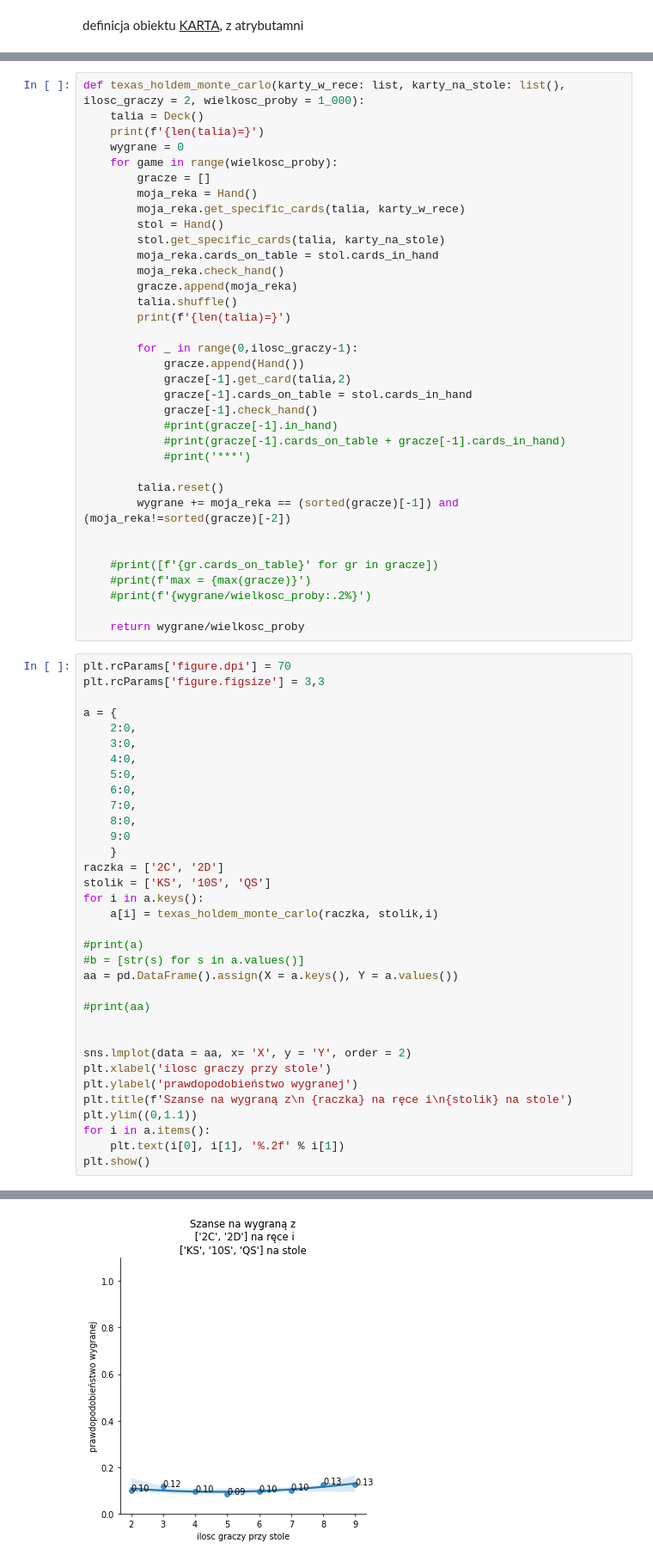
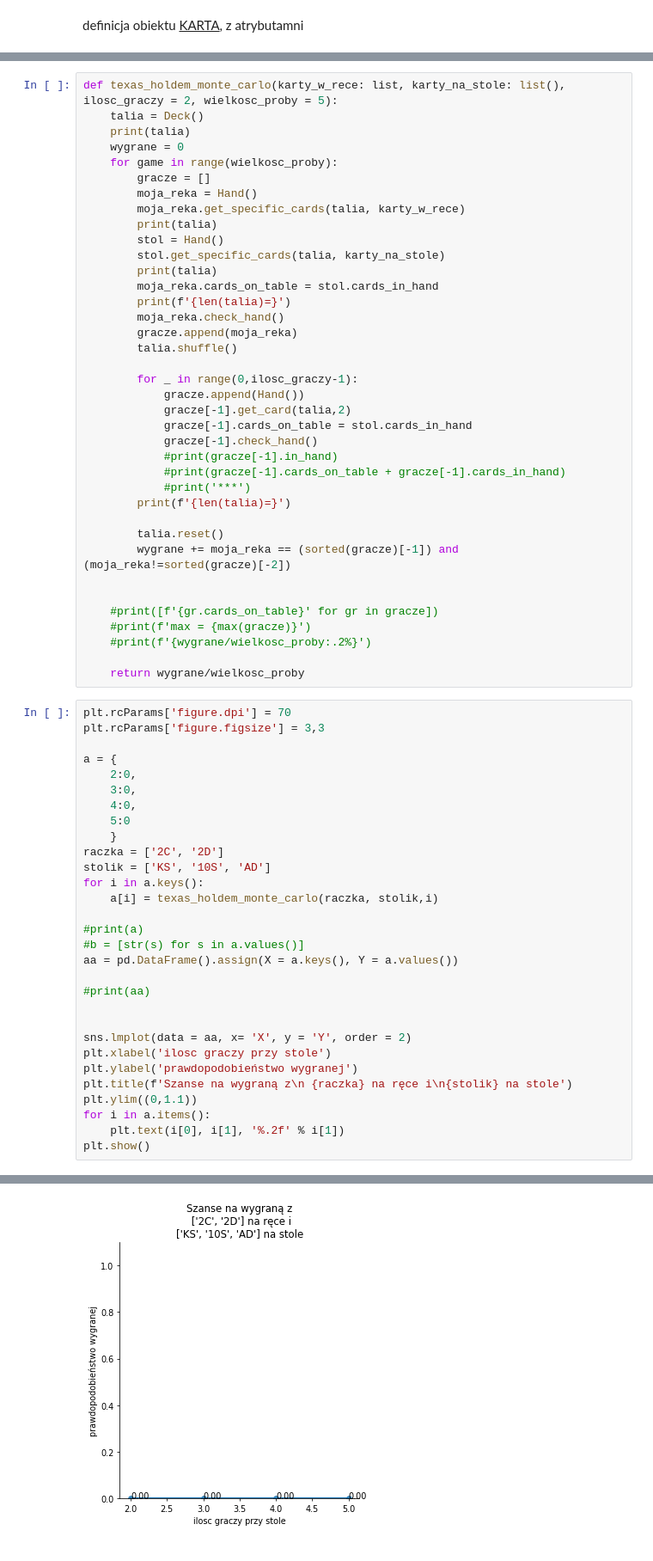
Before and after one commit to ninj4i/poker, a Jupyter notebook: pokerek.ipynb, the cells around one changed output, grey strips where cells are left out. Shown: that part at 86% size. Saved outputs shown, nothing was run; the diff lists cells and outputs as text.

```diff
--- a/pokerek.ipynb
+++ b/pokerek.ipynb
@@ -239,21 +237,23 @@ ile_kolorow=[('S', 4), ('D', 2), ('H', 1)]
 88888888888888888888888888888888888888
 False
 # %%
-def texas_holdem_monte_carlo(karty_w_rece: list, karty_na_stole: list(), ilosc_graczy = 2, wielkosc_proby = 1_000):
+def texas_holdem_monte_carlo(karty_w_rece: list, karty_na_stole: list(), ilosc_graczy = 2, wielkosc_proby = 5):
     talia = Deck()
-    print(f'{len(talia)=}')
+    print(talia)
     wygrane = 0
     for game in range(wielkosc_proby):
         gracze = []
         moja_reka = Hand()
         moja_reka.get_specific_cards(talia, karty_w_rece)
+        print(talia)
         stol = Hand()
         stol.get_specific_cards(talia, karty_na_stole)
+        print(talia)
         moja_reka.cards_on_table = stol.cards_in_hand
+        print(f'{len(talia)=}')
         moja_reka.check_hand()
         gracze.append(moja_reka)
         talia.shuffle()
-        print(f'{len(talia)=}')
 
         for _ in range(0,ilosc_graczy-1):
             gracze.append(Hand())
@@ -263,6 +263,7 @@ def texas_holdem_monte_carlo(karty_w_rece: list, karty_na_stole: list(), ilosc_g
             #print(gracze[-1].in_hand)
             #print(gracze[-1].cards_on_table + gracze[-1].cards_in_hand)
             #print('***')
+        print(f'{len(talia)=}')
 
         talia.reset()
         wygrane += moja_reka == (sorted(gracze)[-1]) and (moja_reka!=sorted(gracze)[-2])
@@ -281,14 +282,10 @@ a = {
     2:0,
     3:0,
     4:0,
-    5:0,
-    6:0,
-    7:0,
-    8:0,
-    9:0
+    5:0
     }
 raczka = ['2C', '2D']
-stolik = ['KS', '10S', 'QS']
+stolik = ['KS', '10S', 'AD']
 for i in a.keys():
     a[i] = texas_holdem_monte_carlo(raczka, stolik,i)
 
@@ -328,4 +325,4 @@ len(talia)=48
-[figure, old version]
+[figure, new version]
 # %%
 a = {
     2:0,
```
Also changed, not shown: parts of 4 cells of this notebook.
